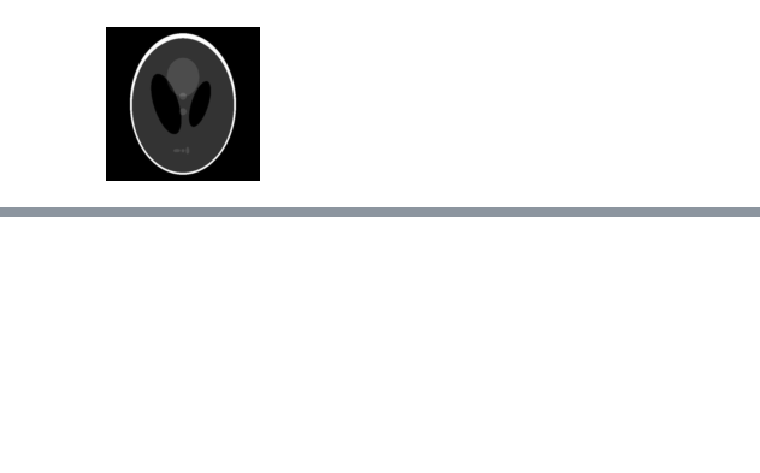
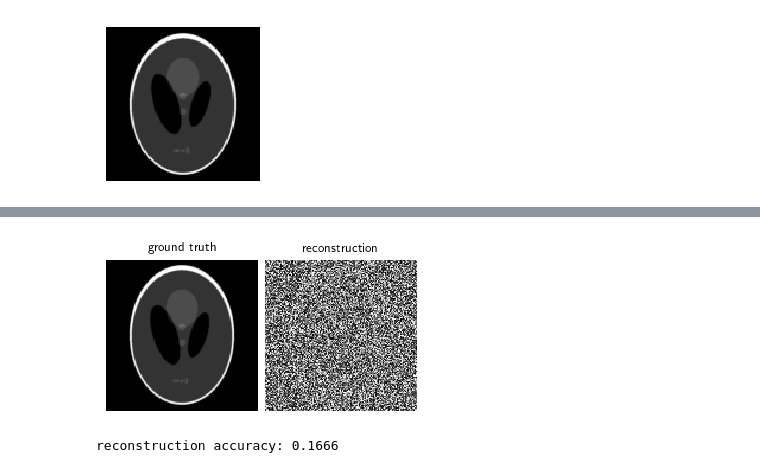
Before and after one commit to zhiyhucode/deepinv, a Jupyter notebook: experimental/notebooks/demo_phase_retrieval.ipynb, the cells around one changed output, grey strips where cells are left out. Drawn from its saved outputs; the diff is of its cells as text; code cells hidden in the pictures; blank space fills up the shorter version.

```diff
--- a/experimental/notebooks/demo_phase_retrieval.ipynb
+++ b/experimental/notebooks/demo_phase_retrieval.ipynb
@@ -56,0 +126,8 @@ reconstruction accuracy: 0.7633
+# %%
+# Compare ground truth and reconstucted signal
+x_gd_est = correct_global_phase(x_gd_est, x)
+plot([x.angle(),x_gd_est.angle()],['ground truth','reconstruction'])
+print(f'reconstruction accuracy: {cosine_similarity(x, x_gd_est).item():.4f}')
+# %% [output]
+[figure, added]
+reconstruction accuracy: 0.1666
```
Also changed, not shown: parts of 11 cells of this notebook, 2 other files.
